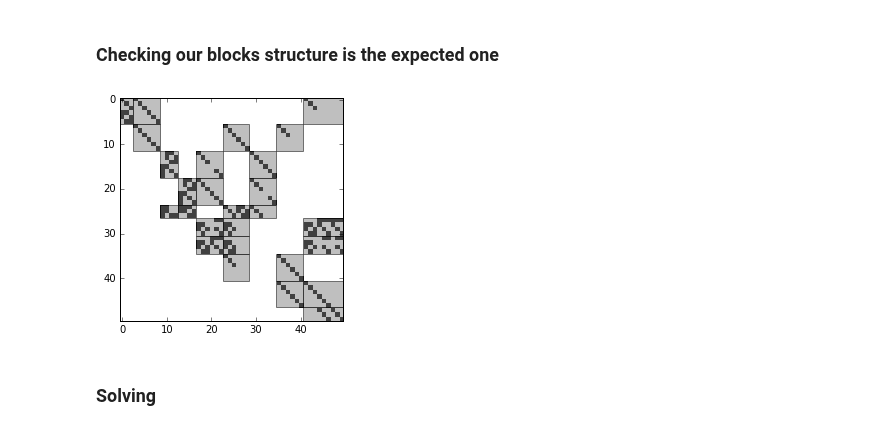
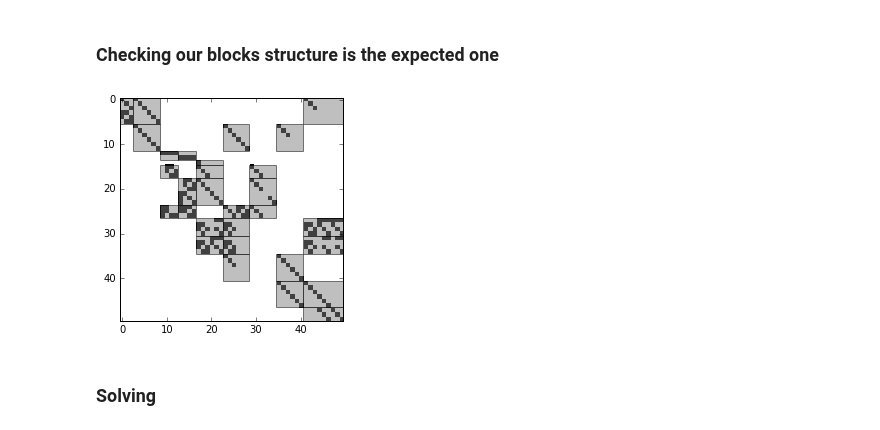
Before and after one commit to glyg/notebooks, a Jupyter notebook: tyssue/Rheology/Equations.ipynb, the cells around one changed output. Drawn from its saved outputs; the diff is of its cells as text; code cells hidden in the pictures.

Commit message:
added equations for center of mass and conserved orientation

```diff
--- a/tyssue/Rheology/Equations.ipynb
+++ b/tyssue/Rheology/Equations.ipynb
@@ -619,20 +640,48 @@ def curvature_eq(sheet, row_idxs, col_idxs):
     return arc_length_block, curvature_block, angle_block
 
 
+def center_eq(sheet, row_idxs, col_idxs):
+
+    ones = np.ones(sheet.Nv)
+    com_x_block = (
+        ones,
+        (ones*row_idxs['center'][0],
+         col_idxs['x'])
+        )
+    com_y_block = (
+        ones,
+        (ones*row_idxs['center'][1],
+        col_idxs['y'])
+        )
+    return com_x_block, com_y_block
+
+
+def orientation_eq(sheet, row_idxs, col_idxs):
+
+    return ([1,], (row_idxs['orientation'],
+                   [col_idxs['chord_orient'][0],])),
+
+
 def chord_x_eq(sheet, row_idxs, col_idxs):
 
     edge_df = sheet.edge_df.loc[sheet.sgle_edges]
+    # Warning! this assumes vertex 0 is at a 3 way junction!
+    edge_df = edge_df[(edge_df['srce'] != 0)
+                      & (edge_df['trgt'] != 0)]
+
     srces = edge_df['srce'].astype(np.int)
     trgts = edge_df['trgt'].astype(np.int)
+    edges = edge_df.index
+
 
     x_trgt_block = (
-        np.ones(sheet.Ni + sheet.No),
+        np.ones(sheet.Ni + sheet.No - 3),
         (row_idxs['chord_x'],
          col_idxs['x'][trgts])
         )
 
     x_srce_block = (
-        - np.ones(sheet.Ni + sheet.No),
+        - np.ones(sheet.Ni + sheet.No - 3),
         (row_idxs['chord_x'],
          col_idxs['x'][srces])
         )
@@ -640,13 +689,13 @@ def chord_x_eq(sheet, row_idxs, col_idxs):
     chord_block = (
         - np.cos(edge_df['chord_orient']),
         (row_idxs['chord_x'],
-         col_idxs['length'])
+         col_idxs['length'][edges])
         )
 
     orient_block = (
         - np.sin(edge_df['chord_orient']) * edge_df['length'],
         (row_idxs['chord_x'],
-         col_idxs['chord_orient'])
+         col_idxs['chord_orient'][edges])
         )
     return x_trgt_block, x_srce_block, chord_block, orient_block
 
@@ -934,6 +983,8 @@ def get_equations():
     return OrderedDict([
     ('laplace', laplace_eq),
     ('curvature', curvature_eq),
+    ('center', center_eq),
+    ('orientation', orientation_eq),
     ('chord_x', chord_x_eq),
     ('chord_y', chord_y_eq),
     ('volume', volume_eq),
@@ -956,10 +1007,11 @@ def concatenate_blocks(blocks):
     return data, (i, j)
 
 def diff_equation(sheet):
+
     row_idxs, col_idxs = RheologyModel.matrix_indices(sheet)
     equations = get_equations()
     blocks = sum((eq(sheet, row_idxs, col_idxs)
-              for eq in equations.values()), ())
+                  for eq in equations.values()), ())
 
     mat = sparse.coo_matrix(concatenate_blocks(blocks))
     rht = right_hand_term(sheet, row_idxs, col_idxs,
@@ -1004,34 +1060,36 @@ mat, rht = diff_equation(sheet)
 # %%
 blocks = {'laplace' : ['pressure', 'curvature', 'tension'],
           'curvature': ['curvature', 'arc_chord_angle', 'arc_length'],
+          'center': ['x', 'y'],
+          'orientation': ['chord_orient'],
           'chord_x': ['x', 'chord_orient', 'length'],
           'chord_y': ['y', 'chord_orient', 'length'],
           'volume': ['x', 'y', 'length', 'arc_chord_angle'],
           'plateau_x': ['chord_orient', 'arc_chord_angle', 'tension'],
           'plateau_y': ['chord_orient', 'arc_chord_angle', 'tension'],
           'arc_length': ['arc_chord_angle', 'arc_length'],
           'rheology': ['arc_length', 'tension'],
           'strainrate': ['tension']}
 
 block_shapes = [(row_idxs[eq].size, col_idxs[var].size)
                 for eq, variables in blocks.items()
                 for var in variables]
 block_recs = [((col_idxs[var][0]-0.5, row_idxs[eq][0]-0.5),
               col_idxs[var].size, row_idxs[eq].size)
               for eq, variables in blocks.items()
               for var in variables]
 
 
 from matplotlib.patches import Rectangle
 fig, ax = plt.subplots()
 ax.imshow(np.abs(mat.toarray())>0,
           cmap='Greys',
           interpolation='nearest')
 for rec in block_recs:
     ax.add_patch(Rectangle(*rec, edgecolor='k',
                            facecolor='grey', alpha=0.5))
 # %% [output]
-[figure, old version]
+[figure, new version]
 # %% [markdown]
 ### Solving
 # %%
```
Also changed, not shown: parts of 7 cells of this notebook, 1 other file.
